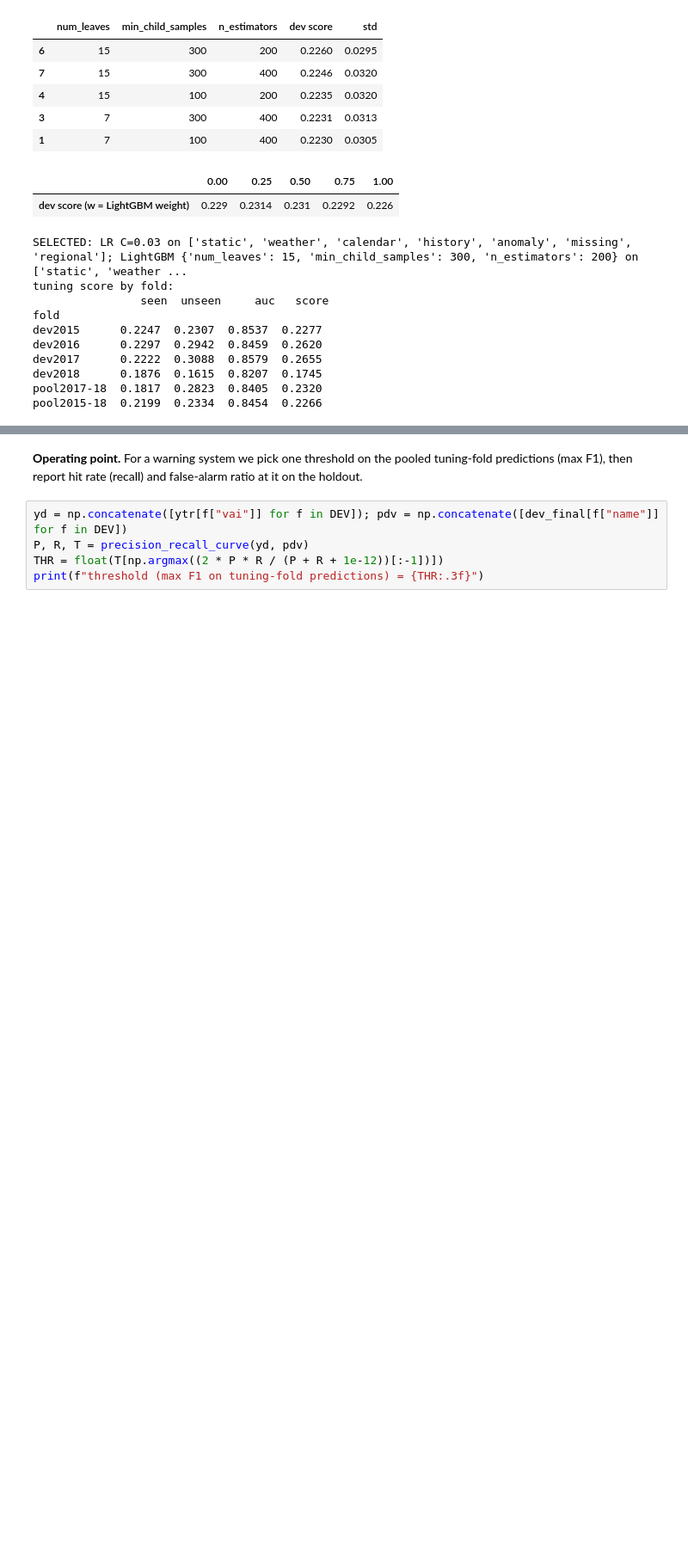
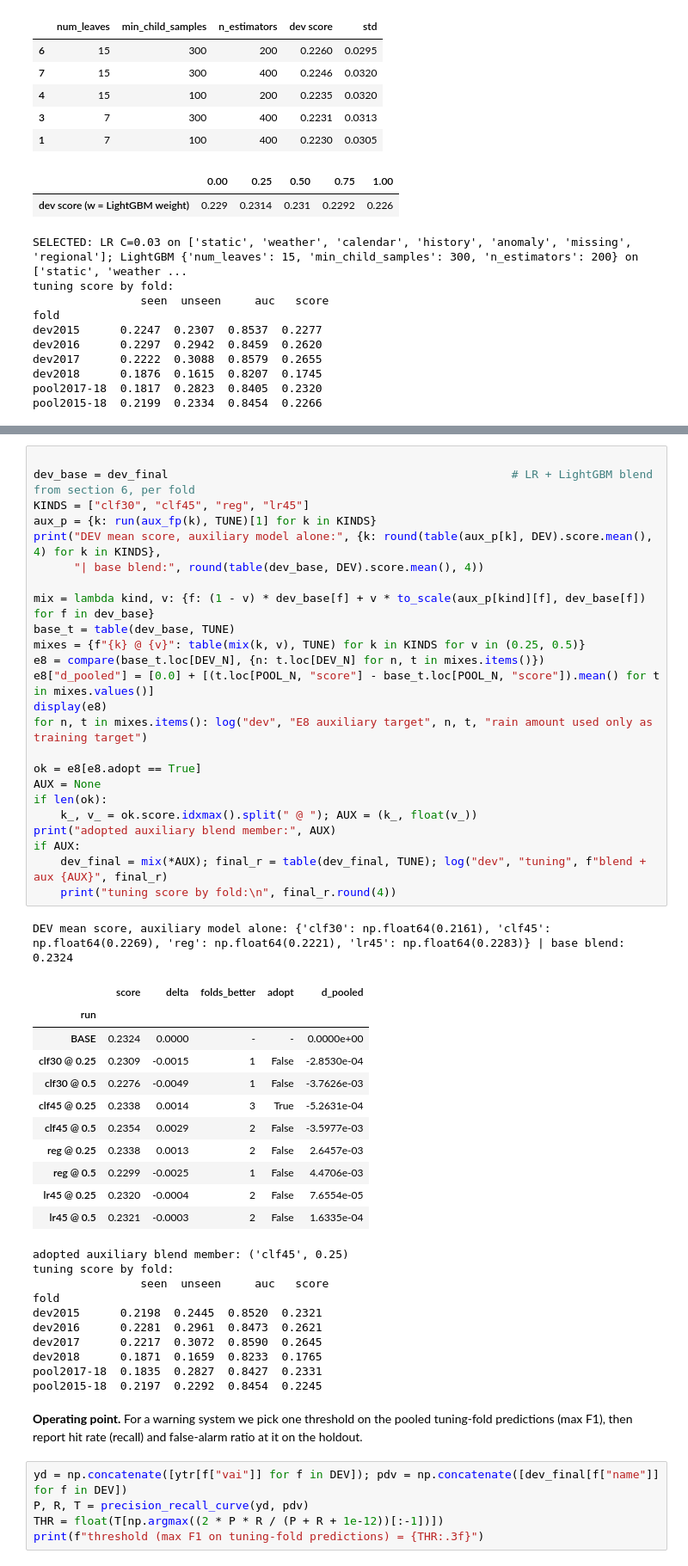
Before and after one commit to aaryan-bahri/iml-midsem-project, a Jupyter notebook: rainfall.ipynb, the cells around one changed output, grey strips where cells are left out. Shown at 86% size. Saved outputs shown, nothing was run; the diff lists cells and outputs as text; blank space fills up the shorter version.

```diff
--- a/rainfall.ipynb
+++ b/rainfall.ipynb
@@ -620,3 +655,50 @@ pool2015-18  0.2199  0.2334  0.8454  0.2266
+# %%
+
+dev_base = dev_final                                                   # LR + LightGBM blend from section 6, per fold
+KINDS = ["clf30", "clf45", "reg", "lr45"]
+aux_p = {k: run(aux_fp(k), TUNE)[1] for k in KINDS}
+print("DEV mean score, auxiliary model alone:", {k: round(table(aux_p[k], DEV).score.mean(), 4) for k in KINDS},
+      "| base blend:", round(table(dev_base, DEV).score.mean(), 4))
+
+mix = lambda kind, v: {f: (1 - v) * dev_base[f] + v * to_scale(aux_p[kind][f], dev_base[f]) for f in dev_base}
+base_t = table(dev_base, TUNE)
+mixes = {f"{k} @ {v}": table(mix(k, v), TUNE) for k in KINDS for v in (0.25, 0.5)}
+e8 = compare(base_t.loc[DEV_N], {n: t.loc[DEV_N] for n, t in mixes.items()})
+e8["d_pooled"] = [0.0] + [(t.loc[POOL_N, "score"] - base_t.loc[POOL_N, "score"]).mean() for t in mixes.values()]
+display(e8)
+for n, t in mixes.items(): log("dev", "E8 auxiliary target", n, t, "rain amount used only as training target")
+
+ok = e8[e8.adopt == True]
+AUX = None
+if len(ok):
+    k_, v_ = ok.score.idxmax().split(" @ "); AUX = (k_, float(v_))
+print("adopted auxiliary blend member:", AUX)
+if AUX:
+    dev_final = mix(*AUX); final_r = table(dev_final, TUNE); log("dev", "tuning", f"blend + aux {AUX}", final_r)
+    print("tuning score by fold:\n", final_r.round(4))
+# %% [output]
+DEV mean score, auxiliary model alone: {'clf30': np.float64(0.2161), 'clf45': np.float64(0.2269), 'reg': np.float64(0.2221), 'lr45': np.float64(0.2283)} | base blend: 0.2324
+|  | score | delta | folds_better | adopt | d_pooled |
+| run |  |  |  |  |  |
+| BASE | 0.2324 | 0.0000 | - | - | 0.0000e+00 |
+| clf30 @ 0.25 | 0.2309 | -0.0015 | 1 | False | -2.8530e-04 |
+| clf30 @ 0.5 | 0.2276 | -0.0049 | 1 | False | -3.7626e-03 |
+| clf45 @ 0.25 | 0.2338 | 0.0014 | 3 | True | -5.2631e-04 |
+| clf45 @ 0.5 | 0.2354 | 0.0029 | 2 | False | -3.5977e-03 |
+| reg @ 0.25 | 0.2338 | 0.0013 | 2 | False | 2.6457e-03 |
+| reg @ 0.5 | 0.2299 | -0.0025 | 1 | False | 4.4706e-03 |
+| lr45 @ 0.25 | 0.2320 | -0.0004 | 2 | False | 7.6554e-05 |
+| lr45 @ 0.5 | 0.2321 | -0.0003 | 2 | False | 1.6335e-04 |
+adopted auxiliary blend member: ('clf45', 0.25)
+tuning score by fold:
+                seen  unseen     auc   score
+fold
+dev2015      0.2198  0.2445  0.8520  0.2321
+dev2016      0.2281  0.2961  0.8473  0.2621
+dev2017      0.2217  0.3072  0.8590  0.2645
+dev2018      0.1871  0.1659  0.8233  0.1765
+pool2017-18  0.1835  0.2827  0.8427  0.2331
+pool2015-18  0.2197  0.2292  0.8454  0.2245
 # %% [markdown]
 **Operating point.** For a warning system we pick one threshold on the pooled tuning-fold predictions (max F1), then report hit rate (recall) and false-alarm ratio at it on the holdout.
 # %%
```
Also changed, not shown: parts of 9 cells of this notebook, 2 other files.
